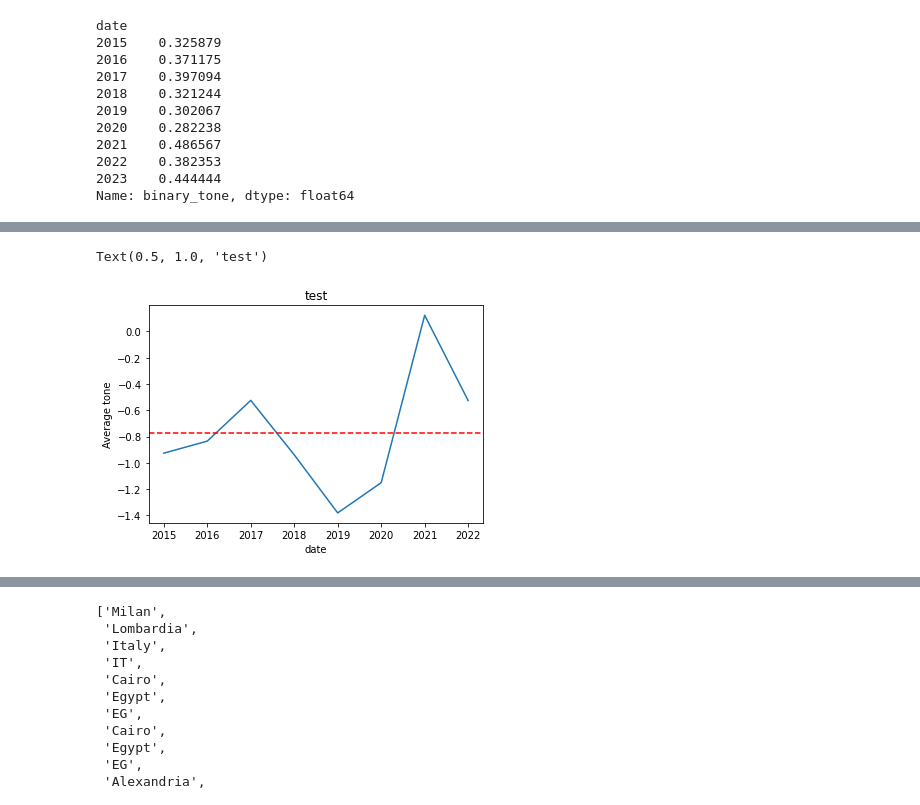
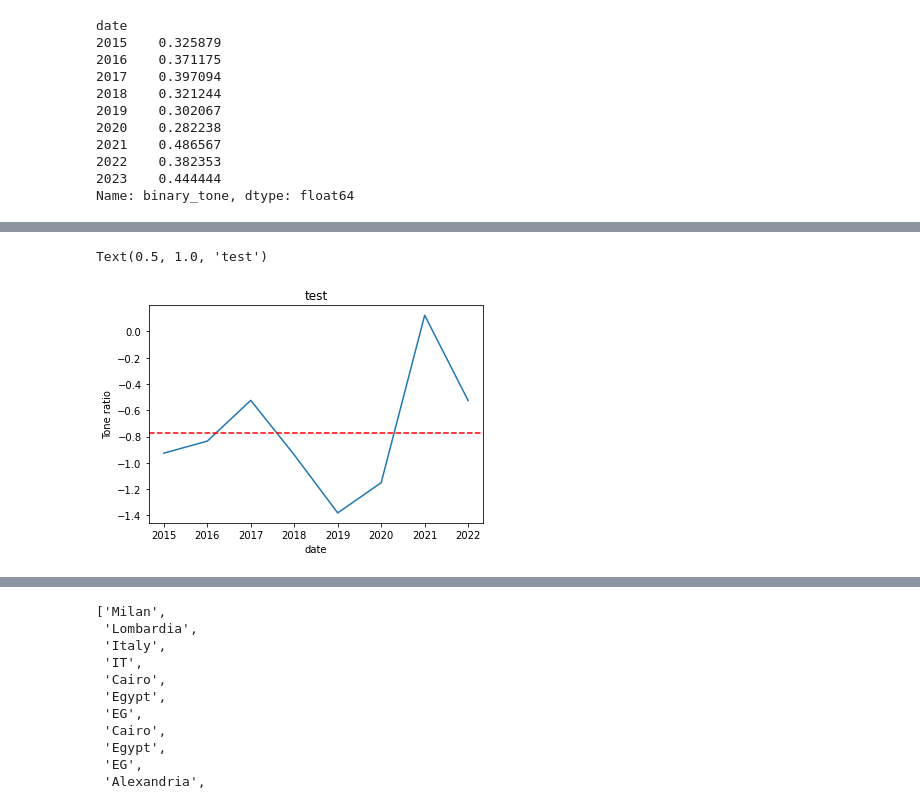
Before and after one commit to amaurycor/CRP_Egyptian_Economy, a Jupyter notebook: CRP_Egypt_Analysis.ipynb, the cells around one changed output, grey strips where cells are left out. Saved outputs shown, nothing was run; the diff lists cells and outputs as text; code cells hidden in the pictures.

```diff
--- a/CRP_Egypt_Analysis.ipynb
+++ b/CRP_Egypt_Analysis.ipynb
@@ -210,16 +267,15 @@ Name: binary_tone, dtype: float64
 # %%
-import matplotlib.pyplot as plt
 # plot the data
 plt.plot(avg_tone.loc[:2022])
 plt.axhline(avg_tone.loc[:2022].mean(), color='red', linestyle='--', label='Average')
 
 # set axis labels and title
 plt.xlabel('date')
-plt.ylabel('Average tone')
+plt.ylabel('Tone ratio')
 plt.title('test')
 # %% [output]
 Text(0.5, 1.0, 'test')
-[figure, old version]
+[figure, new version]
 # %%
 # plot the data
 plt.plot(ratio_tone.loc[:2022])
```
Also changed, not shown: parts of 5 cells of this notebook, 2 other files.
